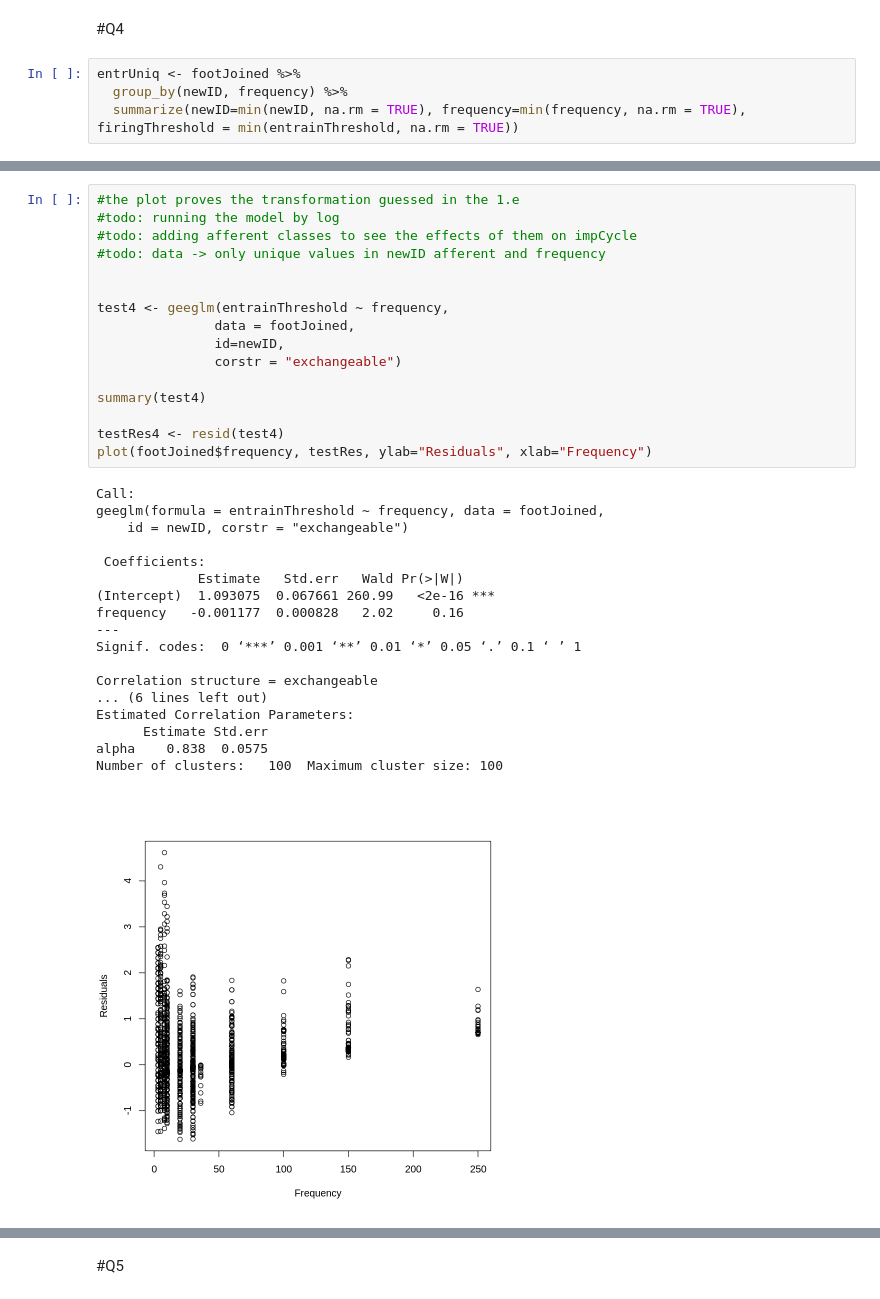
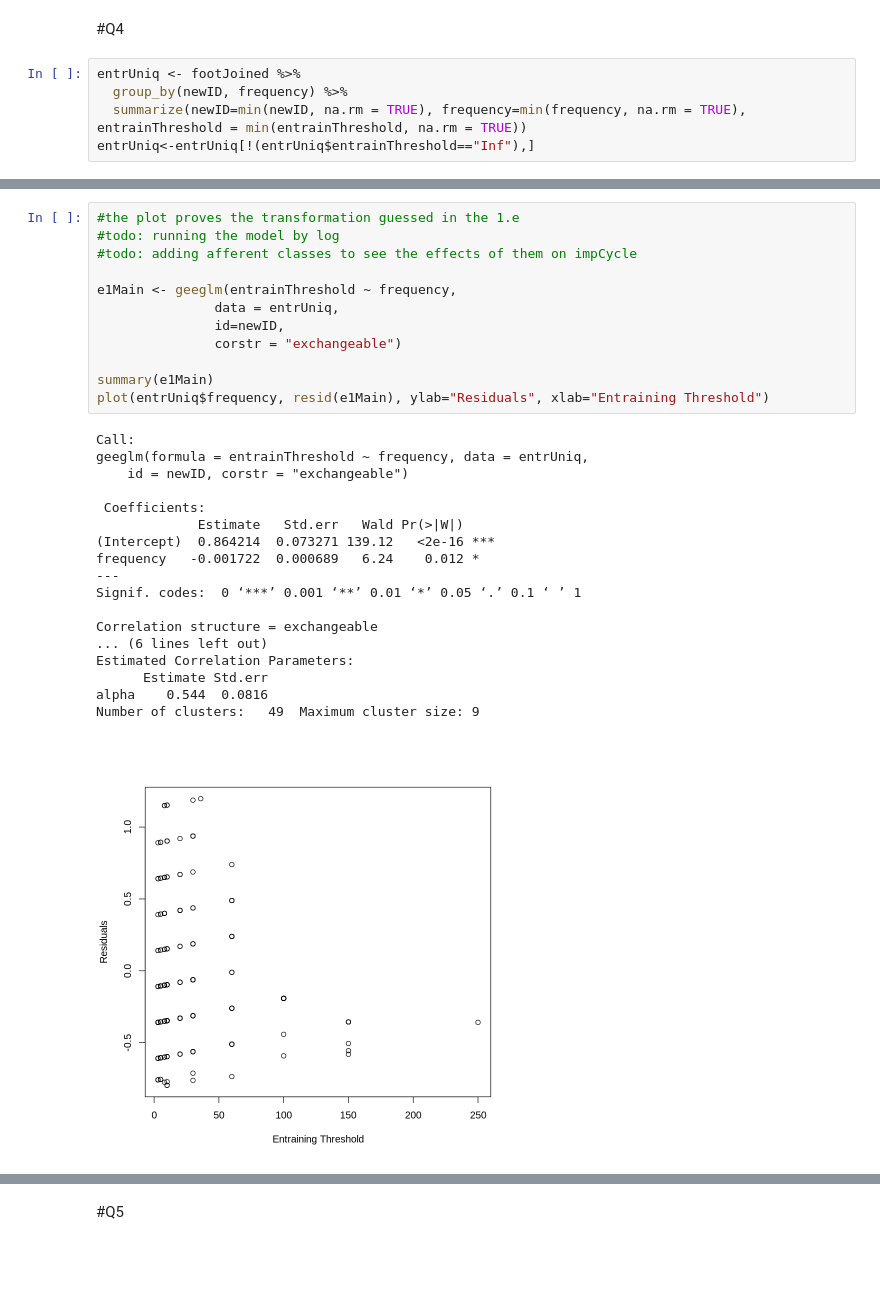
Before and after one commit to havaledar/6200, a Jupyter notebook: A2.ipynb, the cells around one changed output, grey strips where cells are left out. Cells and saved outputs as stored; diff of their text form; blank space fills up the shorter version.

```diff
--- a/A2.ipynb
+++ b/A2.ipynb
@@ -619,4 +562,5 @@ Number of clusters:   52  Maximum cluster size: 10
 # %%
 entrUniq <- footJoined %>%
   group_by(newID, frequency) %>%
-  summarize(newID=min(newID, na.rm = TRUE), frequency=min(frequency, na.rm = TRUE), firingThreshold = min(entrainThreshold, na.rm = TRUE))
+  summarize(newID=min(newID, na.rm = TRUE), frequency=min(frequency, na.rm = TRUE), entrainThreshold = min(entrainThreshold, na.rm = TRUE))
+entrUniq<-entrUniq[!(entrUniq$entrainThreshold=="Inf"),]
@@ -623,35 +585,31 @@ entrUniq <- footJoined %>%
 # %%
 #the plot proves the transformation guessed in the 1.e
 #todo: running the model by log
 #todo: adding afferent classes to see the effects of them on impCycle
-#todo: data -> only unique values in newID afferent and frequency
 
-
-test4 <- geeglm(entrainThreshold ~ frequency,
-               data = footJoined,
+e1Main <- geeglm(entrainThreshold ~ frequency,
+               data = entrUniq,
                id=newID,
                corstr = "exchangeable")
 
-summary(test4)
-
-testRes4 <- resid(test4)
-plot(footJoined$frequency, testRes, ylab="Residuals", xlab="Frequency")
+summary(e1Main)
+plot(entrUniq$frequency, resid(e1Main), ylab="Residuals", xlab="Entraining Threshold")
 # %% [output]
 Call:
-geeglm(formula = entrainThreshold ~ frequency, data = footJoined,
+geeglm(formula = entrainThreshold ~ frequency, data = entrUniq,
     id = newID, corstr = "exchangeable")
 
  Coefficients:
              Estimate   Std.err   Wald Pr(>|W|)
-(Intercept)  1.093075  0.067661 260.99   <2e-16 ***
-frequency   -0.001177  0.000828   2.02     0.16
+(Intercept)  0.864214  0.073271 139.12   <2e-16 ***
+frequency   -0.001722  0.000689   6.24    0.012 *
 ---
 Signif. codes:  0 ‘***’ 0.001 ‘**’ 0.01 ‘*’ 0.05 ‘.’ 0.1 ‘ ’ 1
 
 Correlation structure = exchangeable
 ... (6 lines left out)
 Estimated Correlation Parameters:
       Estimate Std.err
-alpha    0.838  0.0575
-Number of clusters:   100  Maximum cluster size: 100
+alpha    0.544  0.0816
+Number of clusters:   49  Maximum cluster size: 9
-[figure, old version]
+[figure, new version]
```
Also changed, not shown: parts of 8 cells of this notebook.
